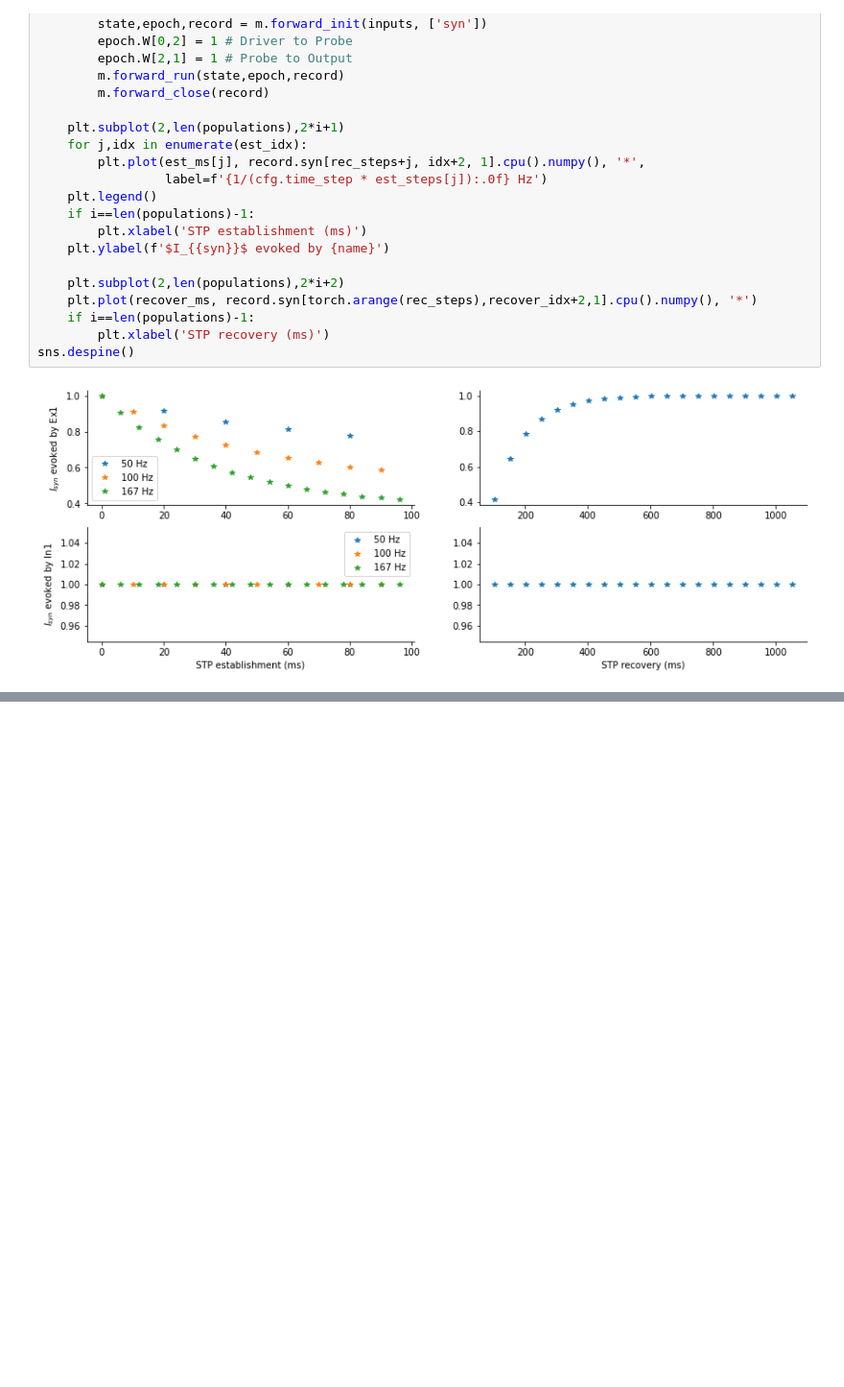
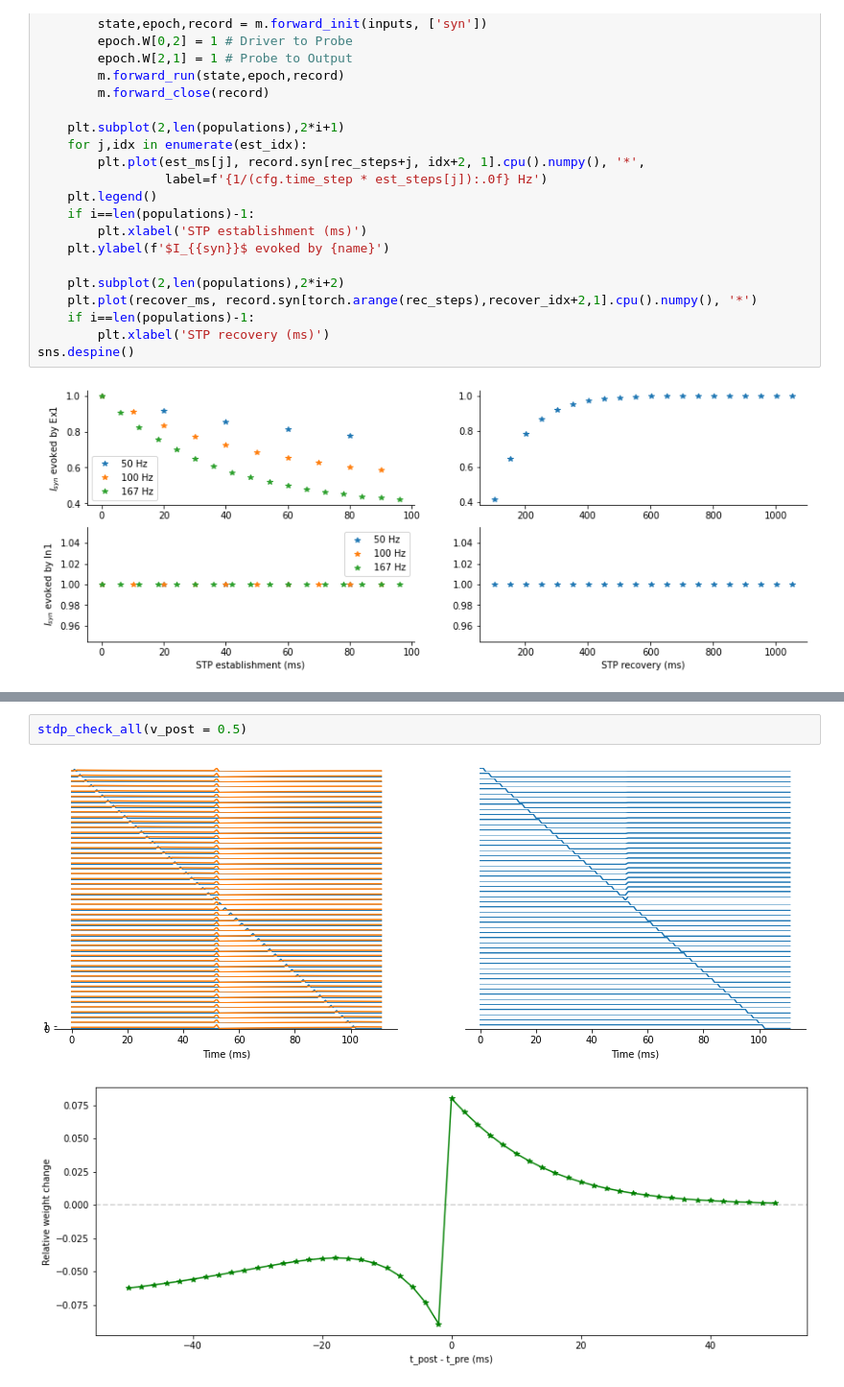
Before and after one commit to kernfel/cantata, a Jupyter notebook: Sanity checks.ipynb, the cells around one changed output, grey strips where cells are left out. Shown at 96% size. Saved outputs shown, nothing was run; the diff lists cells and outputs as text; blank space fills up the shorter version.

```diff
--- a/Sanity checks.ipynb
+++ b/Sanity checks.ipynb
@@ -275,0 +309,5 @@ stdp_plot(n_probes = 51, probe_spacing = 0.002,
+# %%
+stdp_check_all(v_post = 0.5)
+# %% [output]
+[figure, added]
+[figure, added]
```
Also changed, not shown: parts of 10 cells of this notebook.
